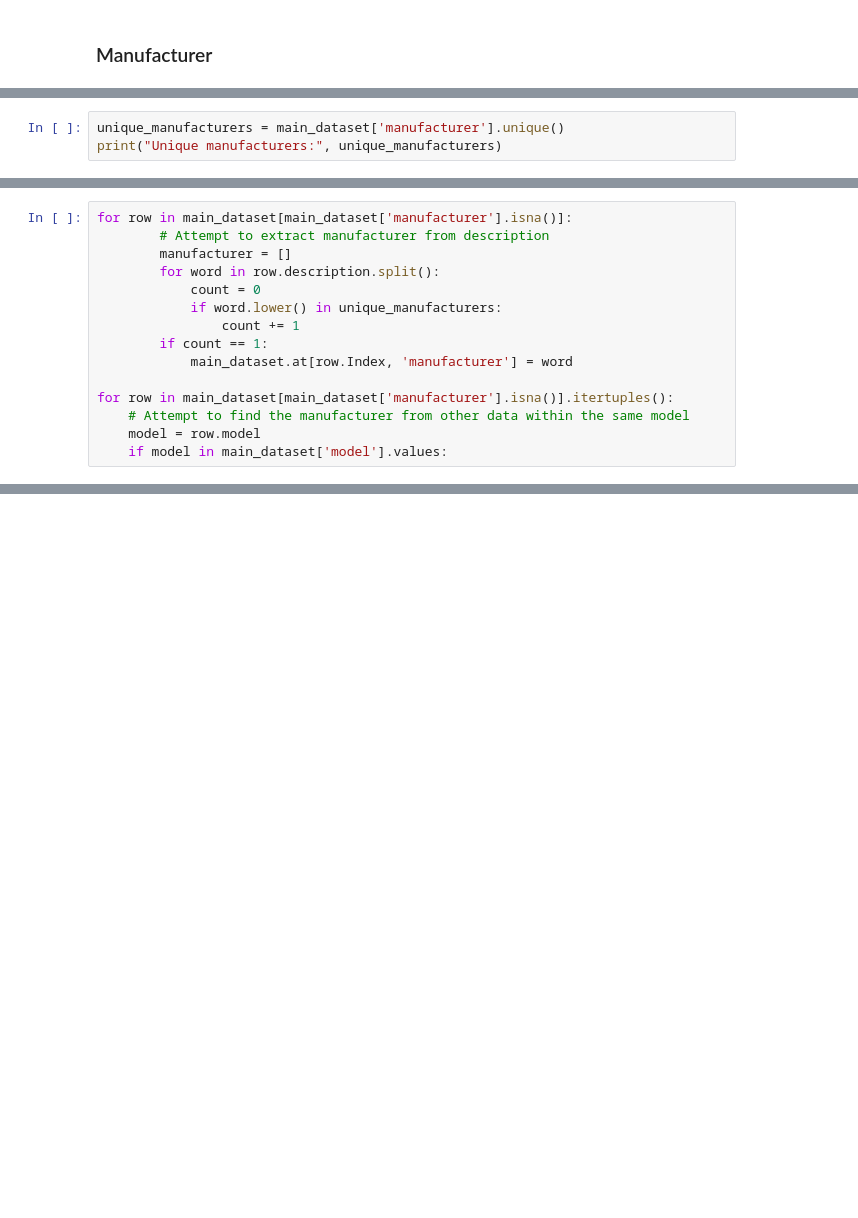
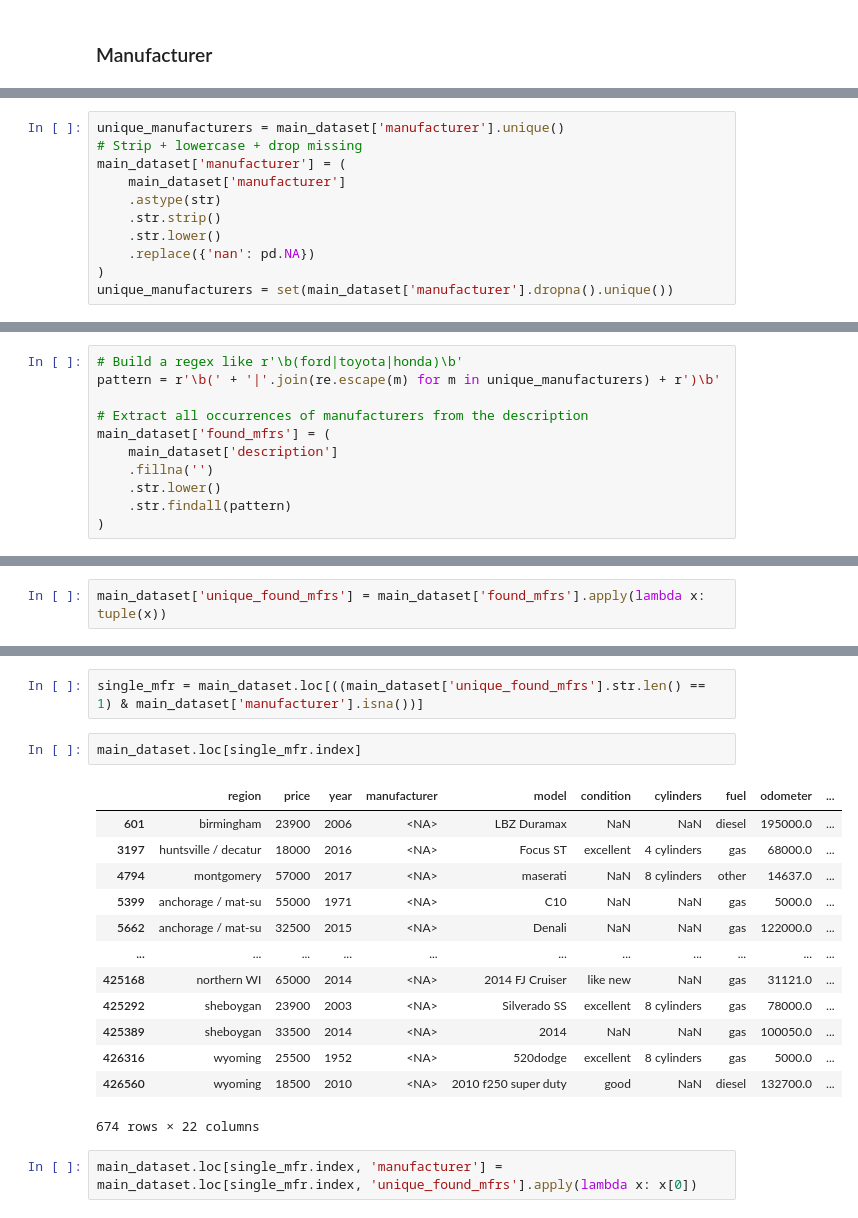
Before and after one commit to RandyTunru/Used-Cars-Exploratory-Analysis-and-Modelling, a Jupyter notebook: index.ipynb, the cells around one changed output, grey strips where cells are left out. Drawn from its saved outputs; the diff is of its cells as text; blank space fills up the shorter version.

Commit message:
docs: handled missing values in column 'manufacturer'

```diff
--- a/index.ipynb
+++ b/index.ipynb
@@ -663,3 +664,11 @@ We can use a similar approach we did with the "year" column
 # %%
 unique_manufacturers = main_dataset['manufacturer'].unique()
-print("Unique manufacturers:", unique_manufacturers)
+# Strip + lowercase + drop missing
+main_dataset['manufacturer'] = (
+    main_dataset['manufacturer']
+    .astype(str)
+    .str.strip()
+    .str.lower()
+    .replace({'nan': pd.NA})
+)
+unique_manufacturers = set(main_dataset['manufacturer'].dropna().unique())
@@ -673,15 +688,11 @@ Unique manufacturers: ['gmc' 'chevrolet' 'toyota' 'ford' 'jeep' 'nissan' 'ram' '
 # %%
-for row in main_dataset[main_dataset['manufacturer'].isna()]:
-        # Attempt to extract manufacturer from description
-        manufacturer = []
-        for word in row.description.split():
-            count = 0
-            if word.lower() in unique_manufacturers:
-                count += 1
-        if count == 1:
-            main_dataset.at[row.Index, 'manufacturer'] = word
+# Build a regex like r'\b(ford|toyota|honda)\b'
+pattern = r'\b(' + '|'.join(re.escape(m) for m in unique_manufacturers) + r')\b'
 
-for row in main_dataset[main_dataset['manufacturer'].isna()].itertuples():
-    # Attempt to find the manufacturer from other data within the same model
-    model = row.model
-    if model in main_dataset['model'].values:
+# Extract all occurrences of manufacturers from the description
+main_dataset['found_mfrs'] = (
+    main_dataset['description']
+    .fillna('')
+    .str.lower()
+    .str.findall(pattern)
+)
@@ -687,0 +701,2 @@ for row in main_dataset[main_dataset['manufacturer'].isna()].itertuples():
+# %%
+main_dataset['unique_found_mfrs'] = main_dataset['found_mfrs'].apply(lambda x: tuple(x))
@@ -687,0 +733,20 @@ for row in main_dataset[main_dataset['manufacturer'].isna()].itertuples():
+# %%
+single_mfr = main_dataset.loc[((main_dataset['unique_found_mfrs'].str.len() == 1) & main_dataset['manufacturer'].isna())]
+# %%
+main_dataset.loc[single_mfr.index]
+# %% [output]
+|  | region | price | year | manufacturer | model | condition | cylinders | fuel | odometer | ... |
+| 601 | birmingham | 23900 | 2006 | <NA> | LBZ Duramax | NaN | NaN | diesel | 195000.0 | ... |
+| 3197 | huntsville / decatur | 18000 | 2016 | <NA> | Focus ST | excellent | 4 cylinders | gas | 68000.0 | ... |
+| 4794 | montgomery | 57000 | 2017 | <NA> | maserati | NaN | 8 cylinders | other | 14637.0 | ... |
+| 5399 | anchorage / mat-su | 55000 | 1971 | <NA> | C10 | NaN | NaN | gas | 5000.0 | ... |
+| 5662 | anchorage / mat-su | 32500 | 2015 | <NA> | Denali | NaN | NaN | gas | 122000.0 | ... |
+| ... | ... | ... | ... | ... | ... | ... | ... | ... | ... | ... |
+| 425168 | northern WI | 65000 | 2014 | <NA> | 2014 FJ Cruiser | like new | NaN | gas | 31121.0 | ... |
+| 425292 | sheboygan | 23900 | 2003 | <NA> | Silverado SS | excellent | 8 cylinders | gas | 78000.0 | ... |
+| 425389 | sheboygan | 33500 | 2014 | <NA> | 2014 | NaN | NaN | gas | 100050.0 | ... |
+| 426316 | wyoming | 25500 | 1952 | <NA> | 520dodge | excellent | 8 cylinders | gas | 5000.0 | ... |
+| 426560 | wyoming | 18500 | 2010 | <NA> | 2010 f250 super duty | good | NaN | diesel | 132700.0 | ... |
+674 rows × 22 columns
+# %%
+main_dataset.loc[single_mfr.index, 'manufacturer'] = main_dataset.loc[single_mfr.index, 'unique_found_mfrs'].apply(lambda x: x[0])
```
Also changed, not shown: parts of 11 cells of this notebook.
